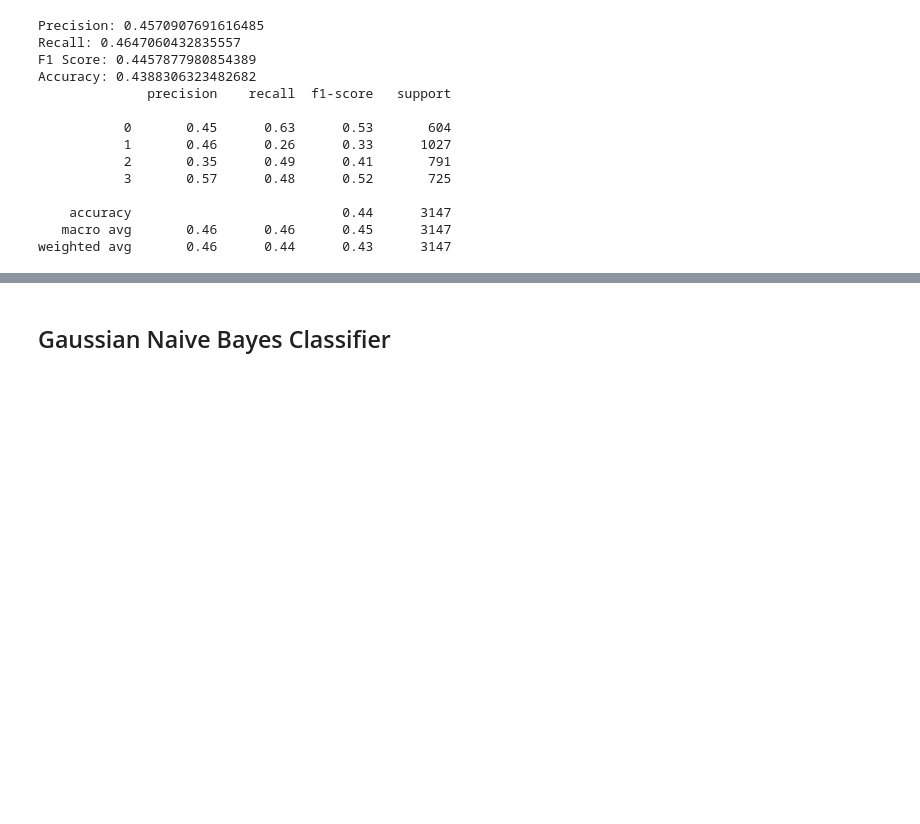
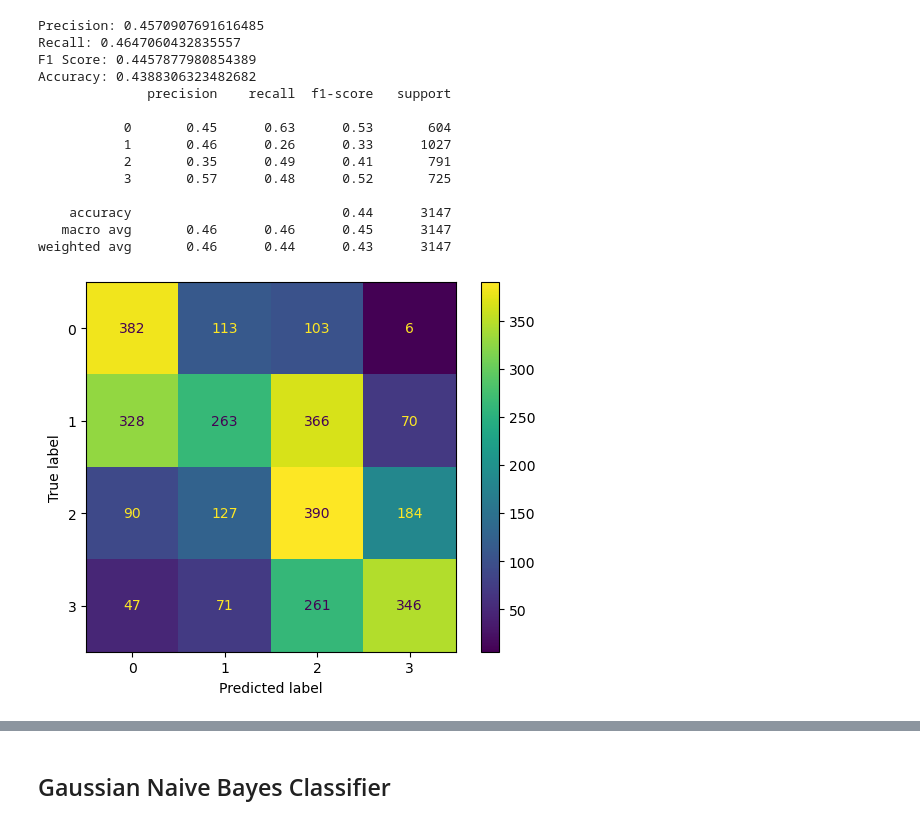
Before and after one commit to BonyGeorge/Project, a Jupyter notebook: main_notebook.ipynb, the cells around one changed output, grey strips where cells are left out. Cells and saved outputs as stored; diff of their text form; code cells hidden in the pictures; blank space fills up the shorter version.

```diff
--- a/main_notebook.ipynb
+++ b/main_notebook.ipynb
@@ -843,3 +920,12 @@ Accuracy: 0.4388306323482682
     accuracy                           0.44      3147
    macro avg       0.46      0.46      0.45      3147
 weighted avg       0.46      0.44      0.43      3147
+# %%
+from sklearn.metrics import confusion_matrix, ConfusionMatrixDisplay
+
+cm = confusion_matrix(y_test, ada_y_hat)
+
+ConfusionMatrixDisplay(confusion_matrix=cm, display_labels=ada_model_lda.classes_).plot()
+plt.show()
+# %% [output]
+[figure, added]
```
Also changed, not shown: parts of 10 cells of this notebook.
